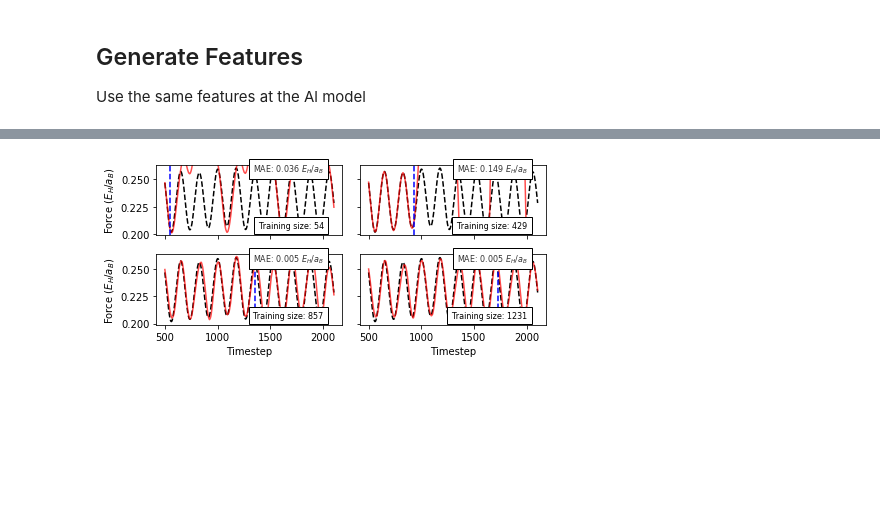
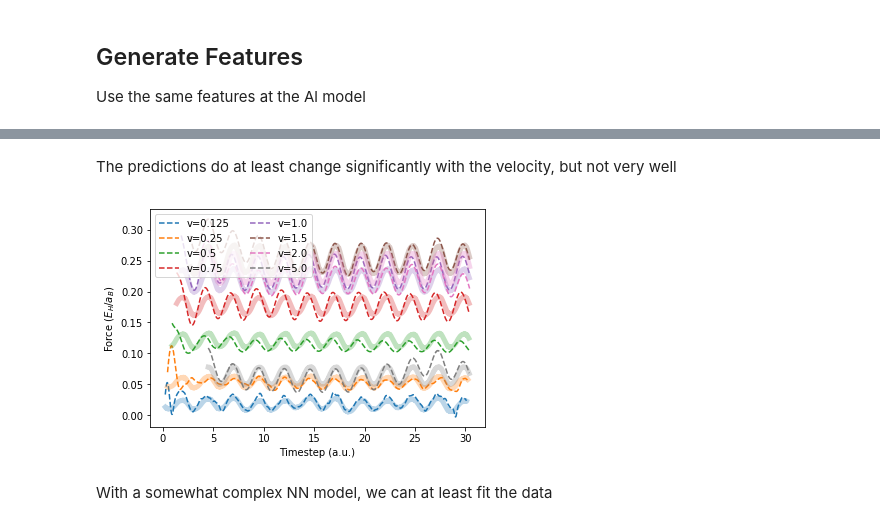
Before and after one commit to globus-labs/stopping-power-ml, a Jupyter notebook: silicon-multiple-velocities.ipynb, the cells around one changed output, grey strips where cells are left out. Cells and saved outputs as stored; diff of their text form; code cells hidden in the pictures; blank space fills up the shorter version.

```diff
--- a/silicon-multiple-velocities.ipynb
+++ b/silicon-multiple-velocities.ipynb
@@ -187,40 +185,8 @@ Plot the fitness with gradually more data
-# %%
-fig, axs = plt.subplots(2, 2, sharex=True, sharey=True)
-
-n_tests = len(train_size)
-for f,ax in zip([0,int(0.25*30),int(0.5*30),int(0.75*30)],axs.flatten()):
-
-    ax.plot(data['timestep'], data['force'], 'k--')
-    ax.set_ylim(ax.get_ylim()) # Make sure the scales stay appropriate
-
-    traj = trajs[f]
-    ax.plot(data['timestep'], traj, 'r-', alpha=0.7)
-    traj_error = np.abs(traj - data['force']).mean()
-
-    ax.text(0.9, 0.9, 'MAE: %.3f $E_H/a_B$'%traj_error, fontsize=8, ha='right',
-           bbox=dict(edgecolor='k', facecolor='w'), transform=ax.transAxes, alpha=0.8)
-
-    ax.text(0.9, 0.1, 'Training size: %d'%train_size[f], ha='right',
-            fontsize=8, transform=ax.transAxes,
-           bbox=dict(edgecolor='k', facecolor='w'))
-
-    ax.plot([steps[f],]*2, ax.get_ylim(), 'b--')
-
-axs[1,0].set_xlabel('Timestep')
-axs[1,1].set_xlabel('Timestep')
-axs[0,0].set_ylabel('Force ($E_H/a_B$)')
-axs[1,0].set_ylabel('Force ($E_H/a_B$)')
-
-## Unscale force
-#y_ticks = [-100, -20, 0, 20, 100]
-#axs[0,0].set_yticks(scale_force(y_ticks))
-#axs[0,0].set_yticklabels(['%.1f'%f for f in y_ticks])
-#axs[1,0].set_yticks(scale_force(y_ticks))
-#axs[1,0].set_yticklabels(['%.1f'%f for f in y_ticks])
-
-fig.set_size_inches(6.5,3)
-fig.tight_layout()
-fig.savefig('ml_over_time.pdf')
-fig.savefig('ml_over_time.png', dpi=320)
-# %% [output]
-[figure, removed]
+# %% [markdown]
+The predictions do at least change significantly with the velocity, but not very well
+# %%
+fit_on_whole_dataset(MLPRegressor(activation='tanh', hidden_layer_sizes=(128,64,32,16)))
+# %% [output]
+[figure, added]
+# %% [markdown]
+With a somewhat complex NN model, we can at least fit the data
```
Also changed, not shown: parts of 38 cells of this notebook.
